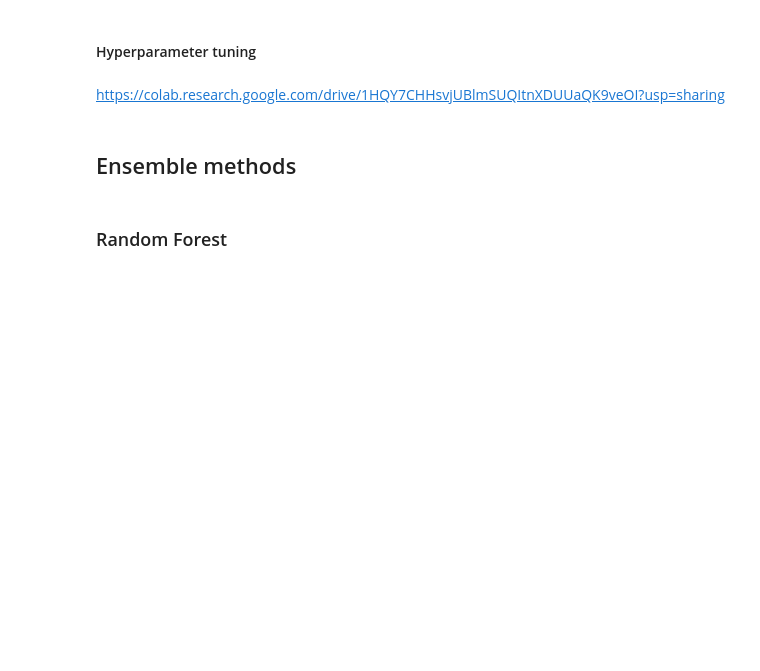
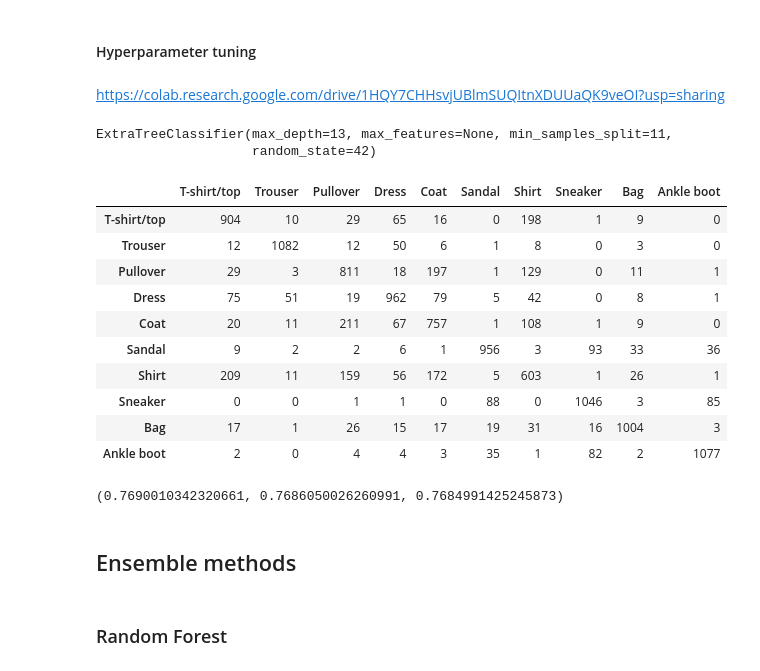
Before and after one commit to ArkadiuszSlowik/fashion-classification, a Jupyter notebook: fashion_classification.ipynb, the cells around one changed output. Saved outputs shown, nothing was run; the diff lists cells and outputs as text; code cells hidden in the pictures; blank space fills up the shorter version.

```diff
--- a/fashion_classification.ipynb
+++ b/fashion_classification.ipynb
@@ -726,8 +661,7 @@ filename = 'models/DecisionTree1.sav'
 pickle.dump(model, open(filename, 'wb'))
 # %%
 filename = 'models/DecisionTree1.sav'
-loaded_model = pickle.load(open(filename, 'rb'))
-print(loaded_model)
-print(type(loaded_model))
+model = pickle.load(open(filename, 'rb'))
+print(model)
 # %% [output]
 DecisionTreeClassifier(max_depth=13, min_samples_leaf=9, random_state=42)
@@ -782,6 +711,40 @@ np.average(precision), np.average(recall), np.average(f1_score)
 <h4> Hyperparameter tuning </h4>
 # %% [markdown]
 https://colab.research.google.com/drive/1HQY7CHHsvjUBlmSUQItnXDUUaQK9veOI?usp=sharing
+# %%
+filename = 'models/ExtraTreeClassifier1.sav'
+model = pickle.load(open(filename, 'rb'))
+print(model)
+# %% [output]
+ExtraTreeClassifier(max_depth=13, max_features=None, min_samples_split=11,
+                    random_state=42)
+# %%
+y_cv_pred = cross_val_predict(model, X_cv, y_cv)
+y_cv_pred_proba = cross_val_predict(model, X_cv, y_cv, method='predict_proba')
+# %%
+con = confusion_matrix(y_cv, y_cv_pred)
+
+fashion = ['T-shirt/top', 'Trouser', 'Pullover', 'Dress', 'Coat', 'Sandal', 'Shirt', 'Sneaker', 'Bag', 'Ankle boot']
+
+pd.DataFrame(con, index=fashion, columns=fashion)
+# %% [output]
+|  | T-shirt/top | Trouser | Pullover | Dress | Coat | Sandal | Shirt | Sneaker | Bag | Ankle boot |
+| T-shirt/top | 904 | 10 | 29 | 65 | 16 | 0 | 198 | 1 | 9 | 0 |
+| Trouser | 12 | 1082 | 12 | 50 | 6 | 1 | 8 | 0 | 3 | 0 |
+| Pullover | 29 | 3 | 811 | 18 | 197 | 1 | 129 | 0 | 11 | 1 |
+| Dress | 75 | 51 | 19 | 962 | 79 | 5 | 42 | 0 | 8 | 1 |
+| Coat | 20 | 11 | 211 | 67 | 757 | 1 | 108 | 1 | 9 | 0 |
+| Sandal | 9 | 2 | 2 | 6 | 1 | 956 | 3 | 93 | 33 | 36 |
+| Shirt | 209 | 11 | 159 | 56 | 172 | 5 | 603 | 1 | 26 | 1 |
+| Sneaker | 0 | 0 | 1 | 1 | 0 | 88 | 0 | 1046 | 3 | 85 |
+| Bag | 17 | 1 | 26 | 15 | 17 | 19 | 31 | 16 | 1004 | 3 |
+| Ankle boot | 2 | 0 | 4 | 4 | 3 | 35 | 1 | 82 | 2 | 1077 |
+# %%
+precision, recall, f1_score = precision_recall_fscore_support(y_cv, y_cv_pred)[:3]
+
+np.average(precision), np.average(recall), np.average(f1_score)
+# %% [output]
+(0.7690010342320661, 0.7686050026260991, 0.7684991425245873)
 # %% [markdown]
 <h2> Ensemble methods </h2>
 # %% [markdown]
```
Also changed, not shown: parts of 41 cells of this notebook, 2 other files.
